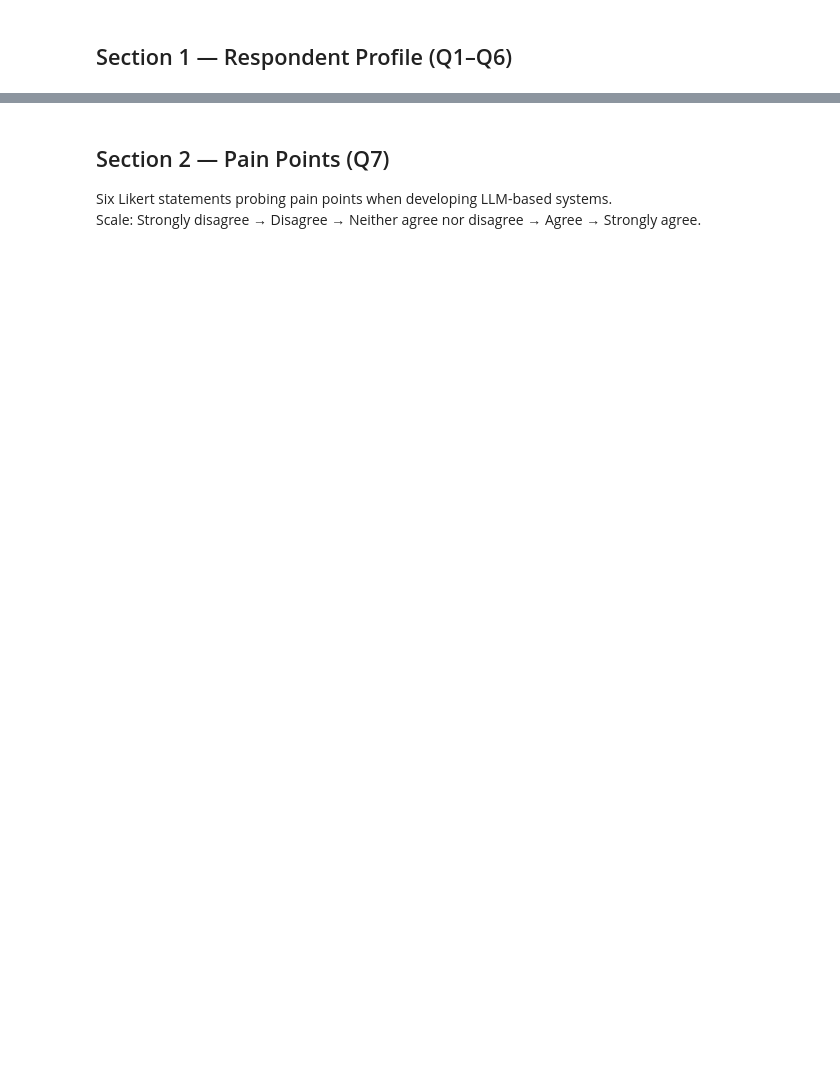
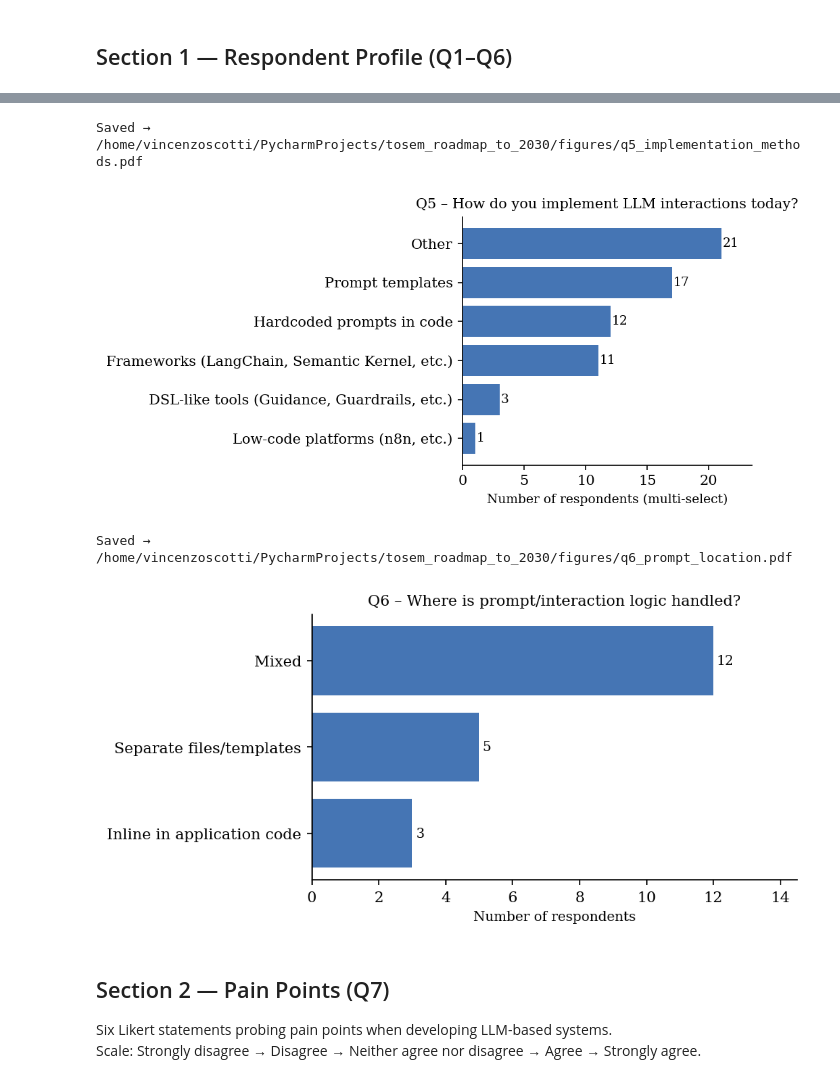
Before and after one commit to vincenzo-scotti/tosem_roadmap_to_2030, a Jupyter notebook: notebooks/visualizations.ipynb, the cells around one changed output, grey strips where cells are left out. Drawn from its saved outputs; the diff is of its cells as text; code cells hidden in the pictures; blank space fills up the shorter version.

```diff
--- a/notebooks/visualizations.ipynb
+++ b/notebooks/visualizations.ipynb
@@ -422,36 +467,44 @@ LABEL_Q5 = {
     "Low-code / no-code platforms (e.g., n8n, Flowise, etc.)": "Low-code platforms",
     "Altro": "Other",
     "Other": "Other",
+    "": "Other",                # trailing semicolons produce empty strings
+    "Custom frameworks": "Other",
 }
 q5_counts.index = [LABEL_Q5.get(i, i) for i in q5_counts.index]
+q5_counts = q5_counts.groupby(q5_counts.index).sum()  # merge duplicate "Other" entries
 q5_counts = q5_counts.sort_values()
 
 fig, ax = plt.subplots(figsize=(W_SIMPLE, H_SIMPLE))
 bars = ax.barh(q5_counts.index, q5_counts.values, color="#4575b4")
 for bar, val in zip(bars, q5_counts.values):
     ax.text(bar.get_width() + 0.1, bar.get_y() + bar.get_height() / 2,
             str(val), va="center", fontsize=9)
 ax.set_xlabel("Number of respondents (multi-select)", fontsize=9)
 ax.set_xlim(0, q5_counts.max() + 2.5)
 ax.set_title("Q5 – How do you implement LLM interactions today?", fontsize=10, pad=6)
 plt.tight_layout()
 savefig("q5_implementation_methods.pdf")
 plt.show()
 
 # ── Q6: Where prompts/interaction logic lives ─────────────────────────────────
 q6_counts = df["q6_prompt_location"].value_counts()
 
 fig, ax = plt.subplots(figsize=(W_SIMPLE, H_SIMPLE))
 bars = ax.barh(q6_counts.index[::-1], q6_counts.values[::-1], color="#4575b4")
 for bar, val in zip(bars, q6_counts.values[::-1]):
     ax.text(bar.get_width() + 0.1, bar.get_y() + bar.get_height() / 2,
             str(val), va="center", fontsize=9)
 ax.set_xlabel("Number of respondents", fontsize=9)
 ax.set_xlim(0, q6_counts.max() + 2.5)
 ax.set_title("Q6 – Where is prompt/interaction logic handled?", fontsize=10, pad=6)
 plt.tight_layout()
 savefig("q6_prompt_location.pdf")
 plt.show()
+# %% [output]
+Saved → /home/vincenzoscotti/PycharmProjects/tosem_roadmap_to_2030/figures/q5_implementation_methods.pdf
+[figure, added]
+Saved → /home/vincenzoscotti/PycharmProjects/tosem_roadmap_to_2030/figures/q6_prompt_location.pdf
+[figure, added]
 # %% [markdown]
 ## Section 2 — Pain Points (Q7)
 
```
Also changed, not shown: parts of 16 cells of this notebook, 12 other files.
